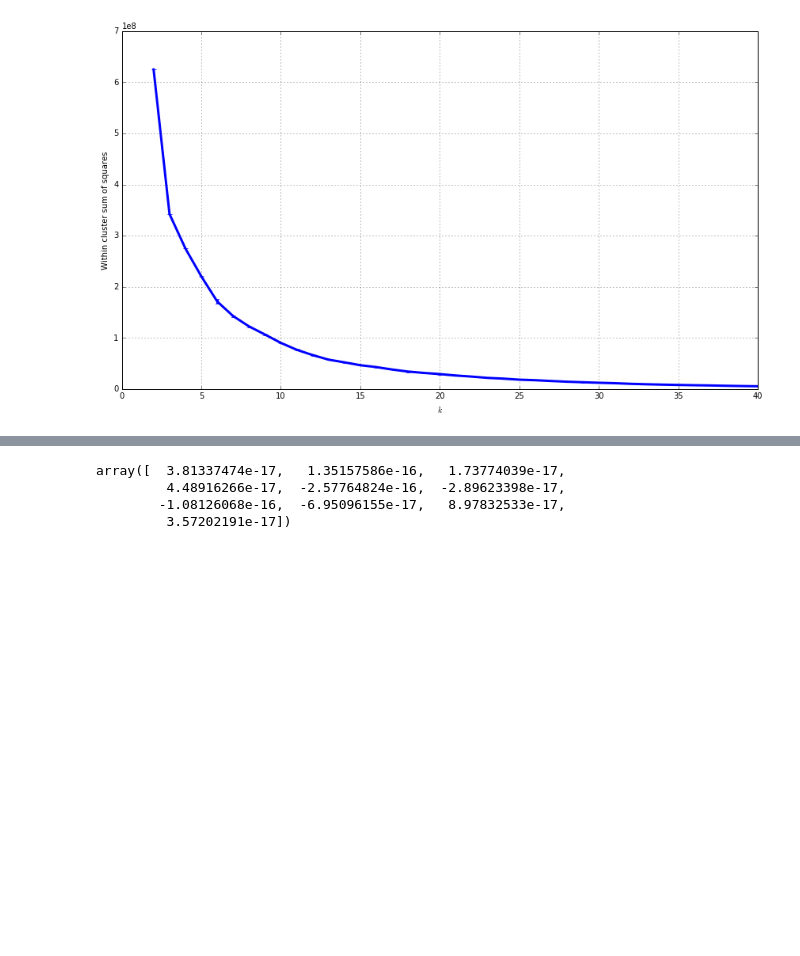
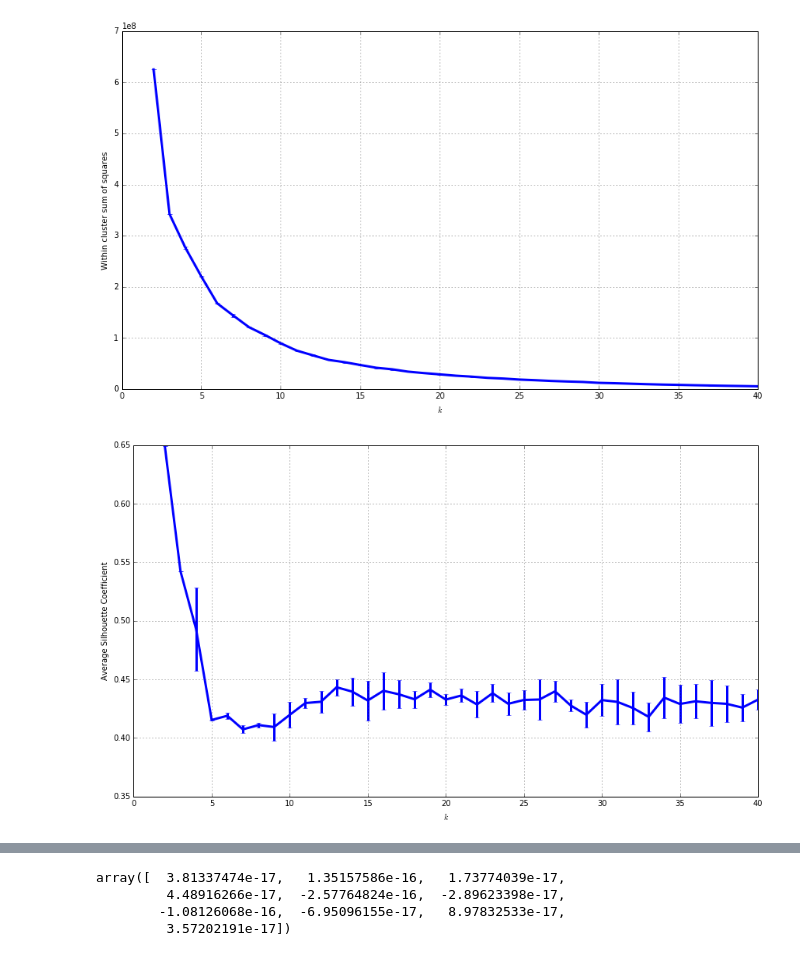
Before and after one commit to vukosim/aims-workshop-vm, a Jupyter notebook: notebooks/1-data-exploration-sell-phone-unsupervised-learning.ipynb, the cells around one changed output, grey strips where cells are left out. Saved outputs shown, nothing was run; the diff lists cells and outputs as text; code cells hidden in the pictures; blank space fills up the shorter version.

```diff
--- a/notebooks/1-data-exploration-sell-phone-unsupervised-learning.ipynb
+++ b/notebooks/1-data-exploration-sell-phone-unsupervised-learning.ipynb
@@ -115,4 +120,12 @@ plt.xlabel("$k$")
 plt.grid()
 # %% [output]
 [figure]
+# %%
+pyplot.errorbar(x_range,np.mean(silhouette,axis=1),
+                yerr = np.std(silhouette,axis=1), linewidth=linewidth)
+plt.ylabel("Average Silhouette Coefficient")
+plt.xlabel("$k$")
+plt.grid()
+# %% [output]
+[figure, added]
 # %%
```
Also changed, not shown: parts of 13 cells of this notebook, 6 other files.
